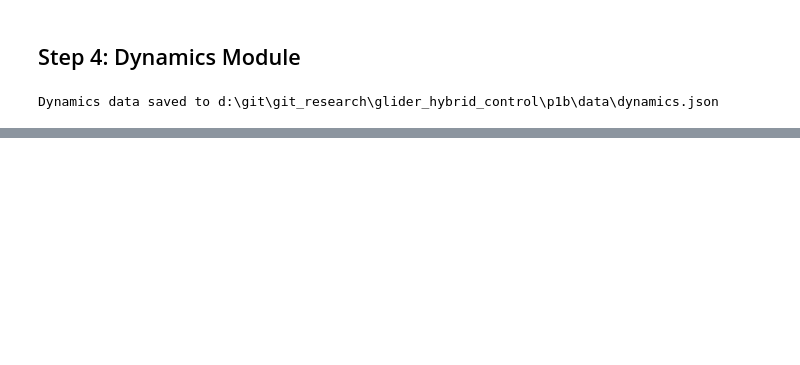
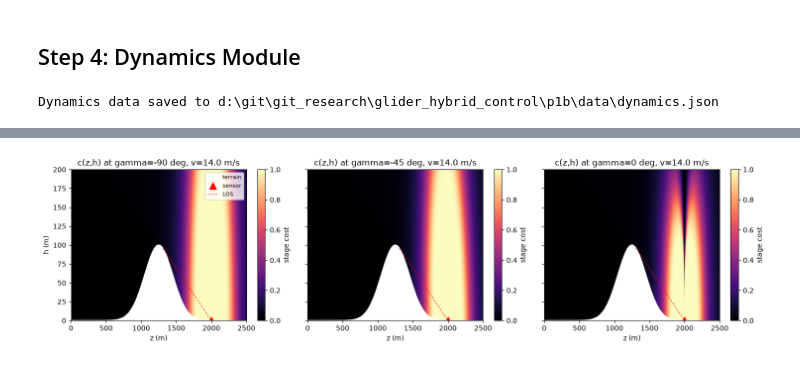
Before and after one commit to jeffersonkim97/glider_hybrid_control, a Jupyter notebook: p1b/p1b_main.ipynb, the cells around one changed output, grey strips where cells are left out. Cells and saved outputs as stored; diff of their text form; code cells hidden in the pictures; blank space fills up the shorter version.

Commit message:
Step 5 update

```diff
--- a/p1b/p1b_main.ipynb
+++ b/p1b/p1b_main.ipynb
@@ -689,0 +828,99 @@ plt.show()
+# %%
+# STEP 5 PLOT — Stage Cost Table Visualization (load stage_cost_4d.json, no recompute)
+import matplotlib.pyplot as plt
+import numpy as np
+
+stage_cost_path = os.path.join(DATA_DIR, 'stage_cost_4d.json')
+with open(stage_cost_path, 'r') as f:
+    sc = json.load(f)
+
+z_grid = np.array(sc['z_grid'])
+h_grid = np.array(sc['h_grid'])
+v_grid = np.array(sc['v_grid'])
+gamma_grid = np.array(sc['gamma_grid'])
+c_4D = np.array(sc['c_4D'])
+terrain_mask_2d = np.array(sc['terrain_mask_2d'])
+
+terrain_path = os.path.join(DATA_DIR, 'terrain.json')
+with open(terrain_path, 'r') as f:
+    terrain_data = json.load(f)
+z_terrain = np.array(terrain_data['z_grid'])
+h_terrain_vals = np.array(terrain_data['h_terrain'])
+LOS = terrain_data['LOS']
+
+
+def mask_terrain(c_2d):
+    out = c_2d.copy()
+    out[terrain_mask_2d] = np.nan
+    return out
+
+
+def overlay(ax):
+    ax.plot(z_terrain, h_terrain_vals, 'w-', lw=1.5, label='terrain')
+    ax.plot(params['Z_SENSOR'], params['H_SENSOR'], 'r^',
+            markersize=10, label='sensor')
+    z_los = np.linspace(LOS['z_tangent'], params['Z_SENSOR'], 50)
+    h_los = LOS['slope'] * z_los + LOS['intercept']
+    ax.plot(z_los, h_los, 'r--', lw=1, alpha=0.7, label='LOS')
+
+
+# --- Plot 1: c(z, h) heatmap at gamma slices, v fixed ---
+iv = 0
+gamma_slice_indices = [0, len(gamma_grid)//2, len(gamma_grid)-1]
+
+fig, axes = plt.subplots(1, len(gamma_slice_indices), figsize=(15, 4), sharey=True)
+for ax, ig in zip(axes, gamma_slice_indices):
+    c_zh_masked = mask_terrain(c_4D[:, :, iv, ig])
+    im = ax.imshow(
+        c_zh_masked.T, origin='lower',
+        extent=(z_grid[0], z_grid[-1], h_grid[0], h_grid[-1]),
+        aspect='auto', cmap='magma',
+    )
+    overlay(ax)
+    ax.set_xlabel('z (m)')
+    ax.set_title(f'c(z,h) at gamma={gamma_grid[ig]:.0f} deg, v={v_grid[iv]:.1f} m/s')
+    fig.colorbar(im, ax=ax, label='stage cost')
+axes[0].set_ylabel('h (m)')
+axes[0].legend(loc='upper right', fontsize=8)
+plt.tight_layout()
+plt.show()
+
+# --- Plot 2: c(gamma) curves at representative (z, h) points ---
+sample_points_idx = [
+    (len(z_grid)//4,        len(h_grid)//2),   # left, occluded
+    (len(z_grid)//2,        len(h_grid)//2),   # mid
+    (int(0.85*len(z_grid)), len(h_grid)//2),   # near goal, exposed
+]
+
+plt.figure(figsize=(8, 4))
+for iz, ih in sample_points_idx:
+    plt.plot(gamma_grid, c_4D[iz, ih, 0, :], marker='o',
+             label=f'(z={z_grid[iz]:.0f}, h={h_grid[ih]:.0f})')
+plt.xlabel('gamma (deg)')
+plt.ylabel('stage cost')
+plt.title(f'c(gamma) at v={v_grid[0]:.1f} m/s, sampled (z, h) points')
+plt.grid(True)
+plt.legend()
+plt.tight_layout()
+plt.show()
+
+# --- Plot 3: occlusion boundary sanity ---
+c_mean_over_gamma = c_4D[:, :, 0, :].mean(axis=-1)
+c_mean_masked = mask_terrain(c_mean_over_gamma)
+
+plt.figure(figsize=(8, 4))
+im = plt.imshow(
+    c_mean_masked.T, origin='lower',
+    extent=(z_grid[0], z_grid[-1], h_grid[0], h_grid[-1]),
+    aspect='auto', cmap='magma',
+)
+plt.colorbar(im, label='mean c over gamma')
+overlay(plt.gca())
+plt.xlabel('z (m)')
+plt.ylabel('h (m)')
+plt.title('Mean stage cost over gamma — occlusion boundary sanity')
+plt.legend(loc='upper right', fontsize=8)
+plt.tight_layout()
+plt.show()
+# %% [output]
+[figure, added]
```
Also changed, not shown: parts of 11 cells of this notebook, 6 other files.
